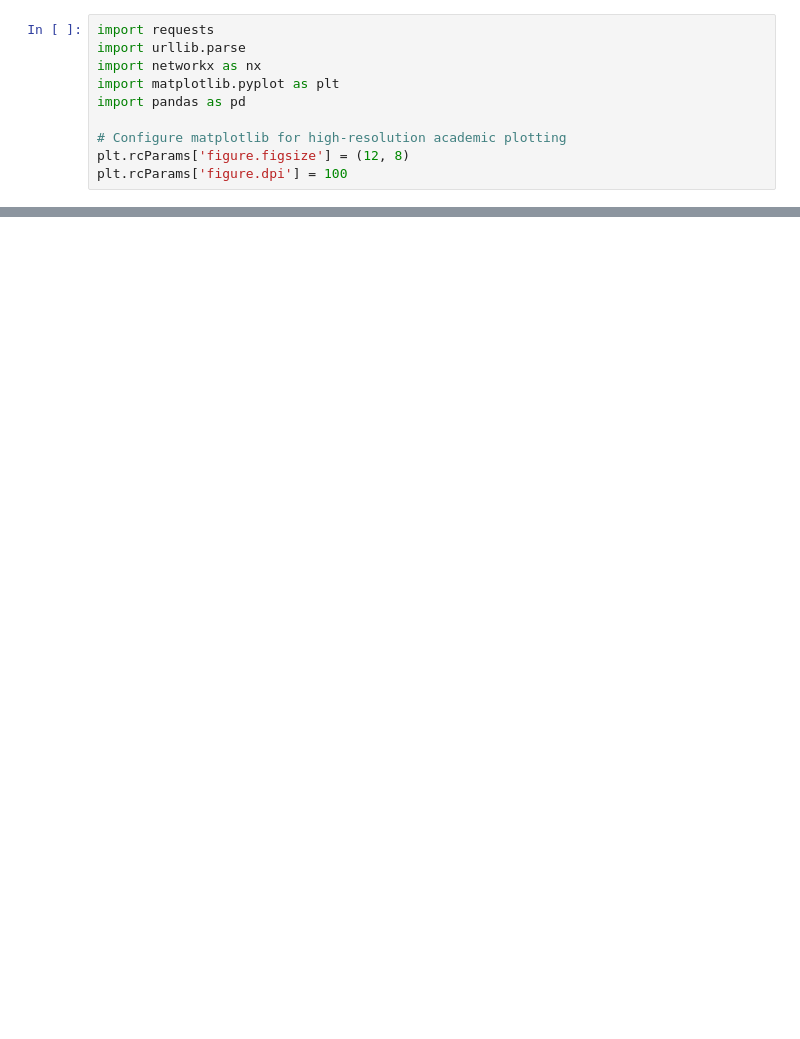
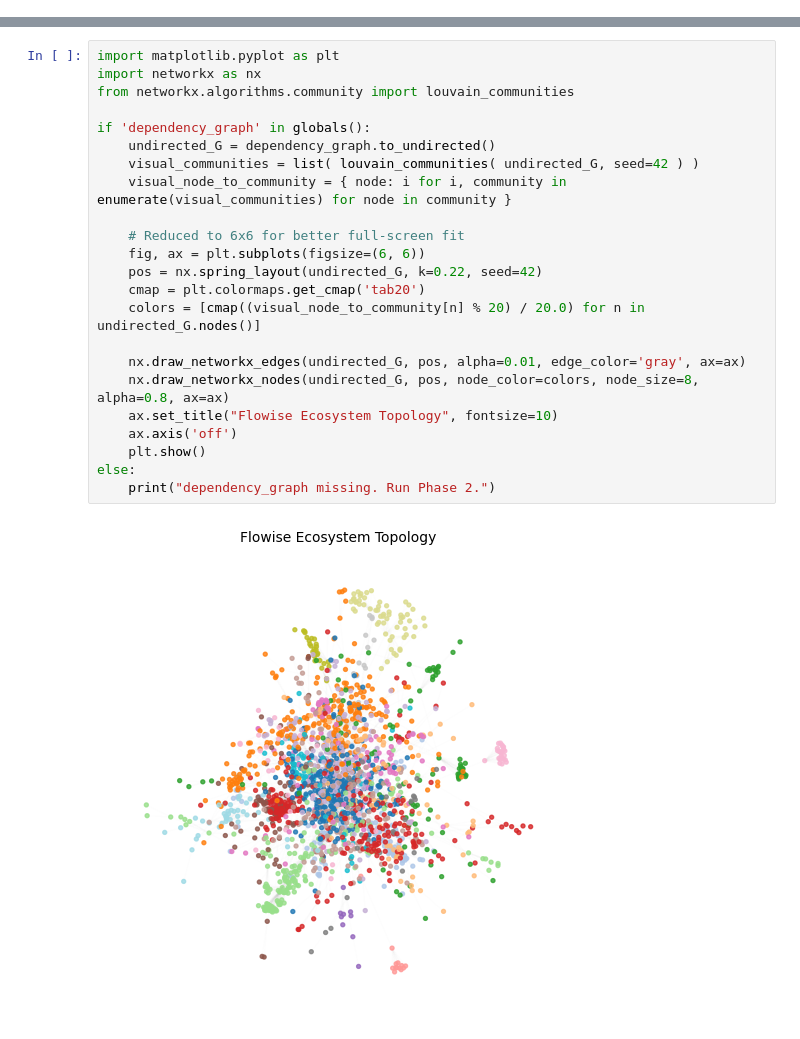
Before and after one commit to RonPiece/final_project_networks_algorithms, a Jupyter notebook: final_project_networks_algorithms.ipynb, the cells around one changed output, grey strips where cells are left out. Drawn from its saved outputs; the diff is of its cells as text; blank space fills up the shorter version.

```diff
--- a/final_project_networks_algorithms.ipynb
+++ b/final_project_networks_algorithms.ipynb
@@ -24,10 +0,0 @@ Which packages in Flowise act as structural bridges or single points of failure,
-# %%
-import requests
-import urllib.parse
-import networkx as nx
-import matplotlib.pyplot as plt
-import pandas as pd
-
-# Configure matplotlib for high-resolution academic plotting
-plt.rcParams['figure.figsize'] = (12, 8)
-plt.rcParams['figure.dpi'] = 100
@@ -821,0 +182,25 @@ This project leverages established theoretical frameworks in Network Science and
+# %%
+import matplotlib.pyplot as plt
+import networkx as nx
+from networkx.algorithms.community import louvain_communities
+
+if 'dependency_graph' in globals():
+    undirected_G = dependency_graph.to_undirected()
+    visual_communities = list( louvain_communities( undirected_G, seed=42 ) )
+    visual_node_to_community = { node: i for i, community in enumerate(visual_communities) for node in community }
+
+    # Reduced to 6x6 for better full-screen fit
+    fig, ax = plt.subplots(figsize=(6, 6))
+    pos = nx.spring_layout(undirected_G, k=0.22, seed=42)
+    cmap = plt.colormaps.get_cmap('tab20')
+    colors = [cmap((visual_node_to_community[n] % 20) / 20.0) for n in undirected_G.nodes()]
+
+    nx.draw_networkx_edges(undirected_G, pos, alpha=0.01, edge_color='gray', ax=ax)
+    nx.draw_networkx_nodes(undirected_G, pos, node_color=colors, node_size=8, alpha=0.8, ax=ax)
+    ax.set_title("Flowise Ecosystem Topology", fontsize=10)
+    ax.axis('off')
+    plt.show()
+else:
+    print("dependency_graph missing. Run Phase 2.")
+# %% [output]
+[figure, added]
```
Also changed, not shown: parts of 88 cells of this notebook, 5 other files.
